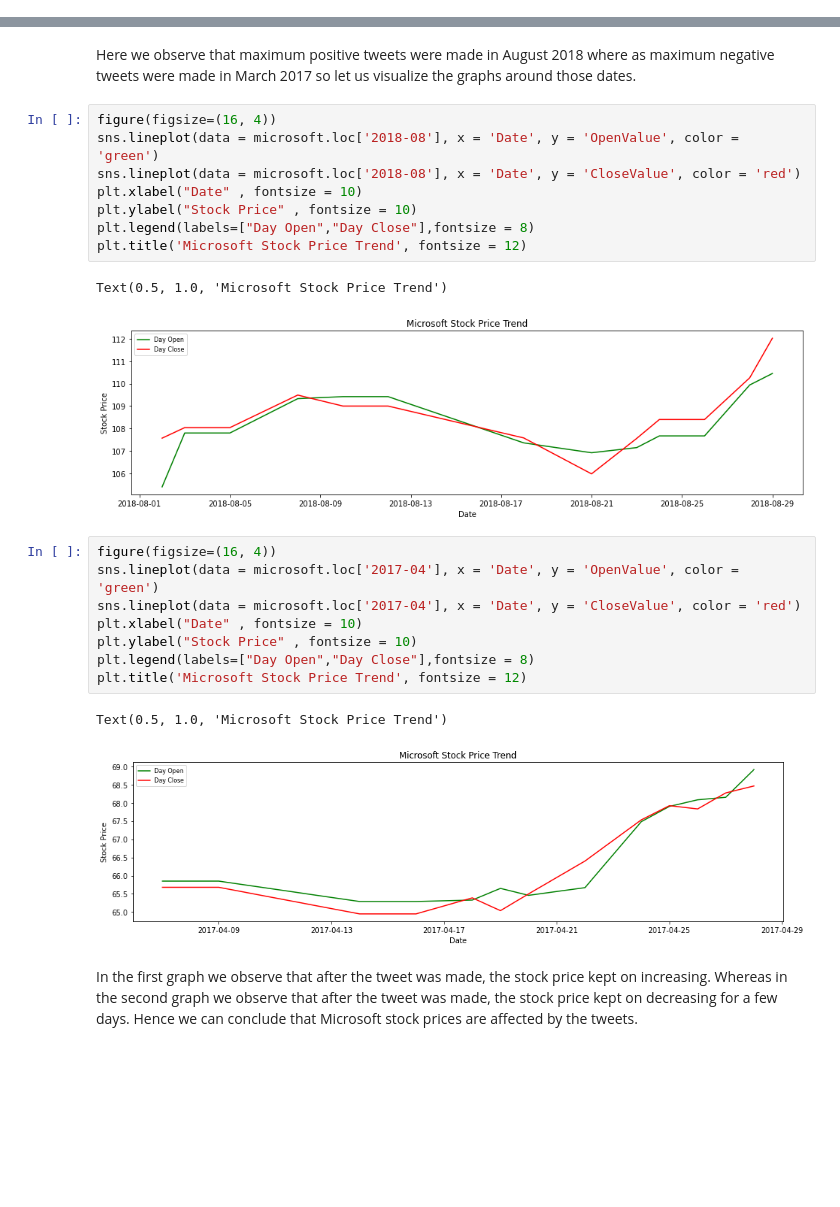
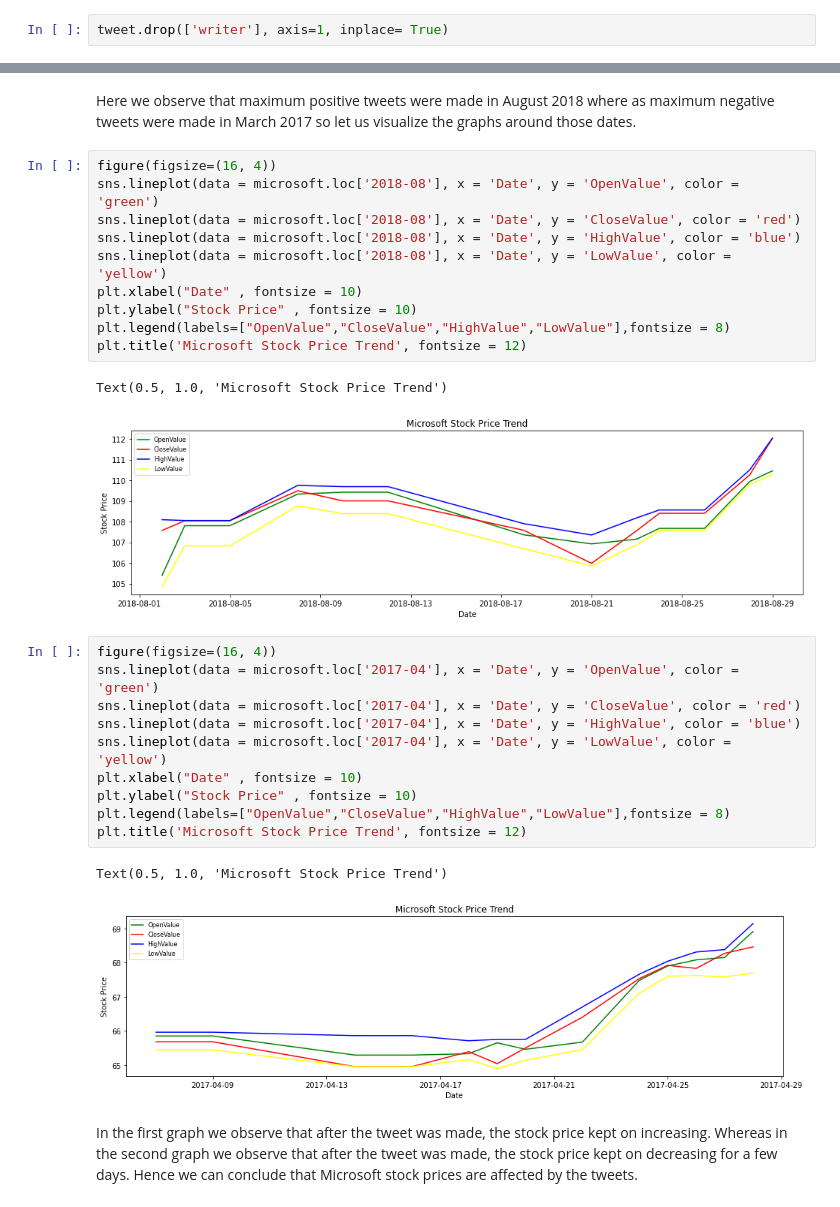
Before and after one commit to hinalbhaveshdesai/ds601, a Jupyter notebook: Final/FinalProject.ipynb, the cells around one changed output, grey strips where cells are left out. Drawn from its saved outputs; the diff is of its cells as text; blank space fills up the shorter version.

```diff
--- a/Final/FinalProject.ipynb
+++ b/Final/FinalProject.ipynb
@@ -259,3 +261,5 @@ We have successfully converted the datatypes of the columns and the data is now
+# %%
+tweet.drop(['writer'], axis=1, inplace= True)
 # %% [markdown]
 #### Report
 
@@ -620,25 +641,29 @@ Here we observe that maximum positive tweets were made in August 2018 where as m
 # %%
 figure(figsize=(16, 4))
 sns.lineplot(data = microsoft.loc['2018-08'], x = 'Date', y = 'OpenValue', color = 'green')
 sns.lineplot(data = microsoft.loc['2018-08'], x = 'Date', y = 'CloseValue', color = 'red')
+sns.lineplot(data = microsoft.loc['2018-08'], x = 'Date', y = 'HighValue', color = 'blue')
+sns.lineplot(data = microsoft.loc['2018-08'], x = 'Date', y = 'LowValue', color = 'yellow')
 plt.xlabel("Date" , fontsize = 10)
 plt.ylabel("Stock Price" , fontsize = 10)
-plt.legend(labels=["Day Open","Day Close"],fontsize = 8)
+plt.legend(labels=["OpenValue","CloseValue","HighValue","LowValue"],fontsize = 8)
 plt.title('Microsoft Stock Price Trend', fontsize = 12)
 # %% [output]
 Text(0.5, 1.0, 'Microsoft Stock Price Trend')
-[figure, old version]
+[figure, new version]
 # %%
 figure(figsize=(16, 4))
 sns.lineplot(data = microsoft.loc['2017-04'], x = 'Date', y = 'OpenValue', color = 'green')
 sns.lineplot(data = microsoft.loc['2017-04'], x = 'Date', y = 'CloseValue', color = 'red')
+sns.lineplot(data = microsoft.loc['2017-04'], x = 'Date', y = 'HighValue', color = 'blue')
+sns.lineplot(data = microsoft.loc['2017-04'], x = 'Date', y = 'LowValue', color = 'yellow')
 plt.xlabel("Date" , fontsize = 10)
 plt.ylabel("Stock Price" , fontsize = 10)
-plt.legend(labels=["Day Open","Day Close"],fontsize = 8)
+plt.legend(labels=["OpenValue","CloseValue","HighValue","LowValue"],fontsize = 8)
 plt.title('Microsoft Stock Price Trend', fontsize = 12)
 # %% [output]
 Text(0.5, 1.0, 'Microsoft Stock Price Trend')
-[figure, old version]
+[figure, new version]
 # %% [markdown]
 In the first graph we observe that after the tweet was made, the stock price kept on increasing.
 Whereas in the second graph we observe that after the tweet was made, the stock price kept on decreasing for a few days.
```
Also changed, not shown: parts of 16 cells of this notebook.
